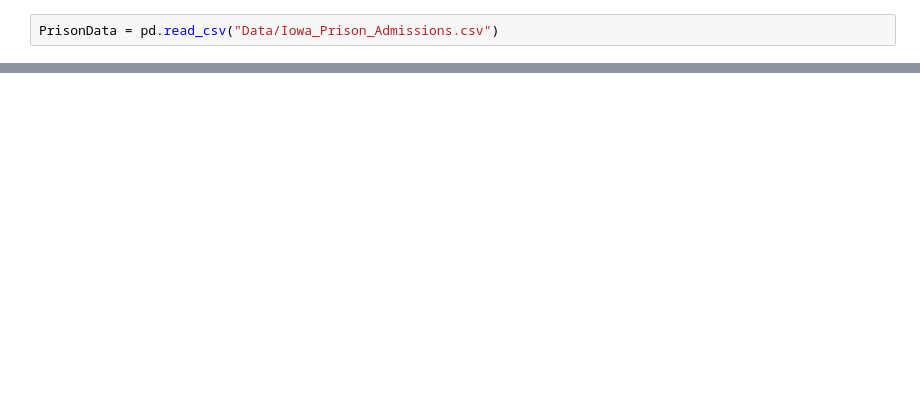
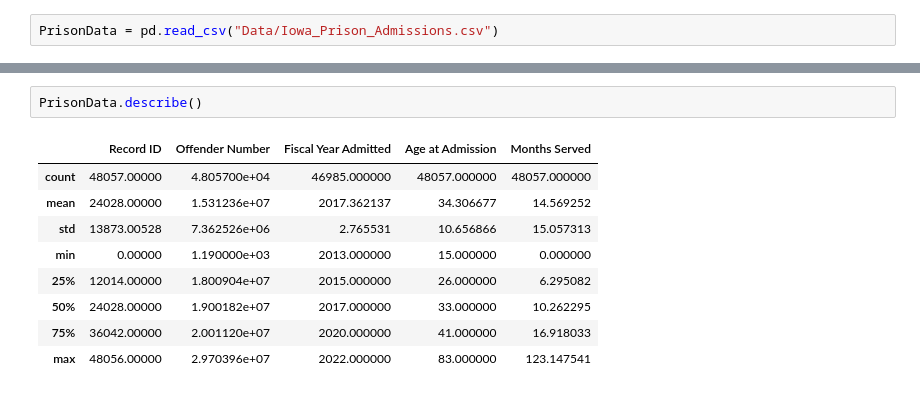
Before and after one commit to SenergyGroup/Prison_Admissions, a Jupyter notebook: JupyterNotebook.ipynb, the cells around one changed output, grey strips where cells are left out. Drawn from its saved outputs; the diff is of its cells as text; blank space fills up the shorter version.

```diff
--- a/JupyterNotebook.ipynb
+++ b/JupyterNotebook.ipynb
@@ -16,0 +29,12 @@ PrisonData.head()
+# %%
+PrisonData.describe()
+# %% [output]
+|  | Record ID | Offender Number | Fiscal Year Admitted | Age at Admission | Months Served |
+| count | 48057.00000 | 4.805700e+04 | 46985.000000 | 48057.000000 | 48057.000000 |
+| mean | 24028.00000 | 1.531236e+07 | 2017.362137 | 34.306677 | 14.569252 |
+| std | 13873.00528 | 7.362526e+06 | 2.765531 | 10.656866 | 15.057313 |
+| min | 0.00000 | 1.190000e+03 | 2013.000000 | 15.000000 | 0.000000 |
+| 25% | 12014.00000 | 1.800904e+07 | 2015.000000 | 26.000000 | 6.295082 |
+| 50% | 24028.00000 | 1.900182e+07 | 2017.000000 | 33.000000 | 10.262295 |
+| 75% | 36042.00000 | 2.001120e+07 | 2020.000000 | 41.000000 | 16.918033 |
+| max | 48056.00000 | 2.970396e+07 | 2022.000000 | 83.000000 | 123.147541 |
```
Also changed, not shown: parts of 16 cells of this notebook.
